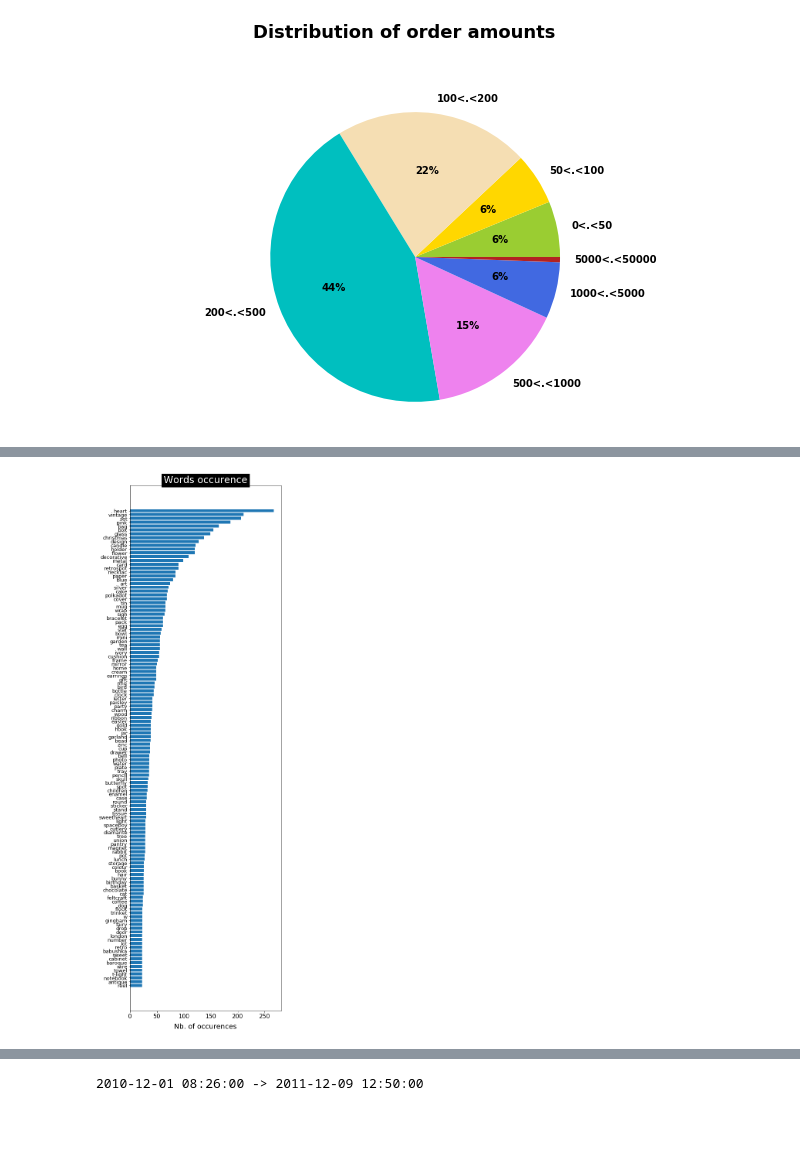
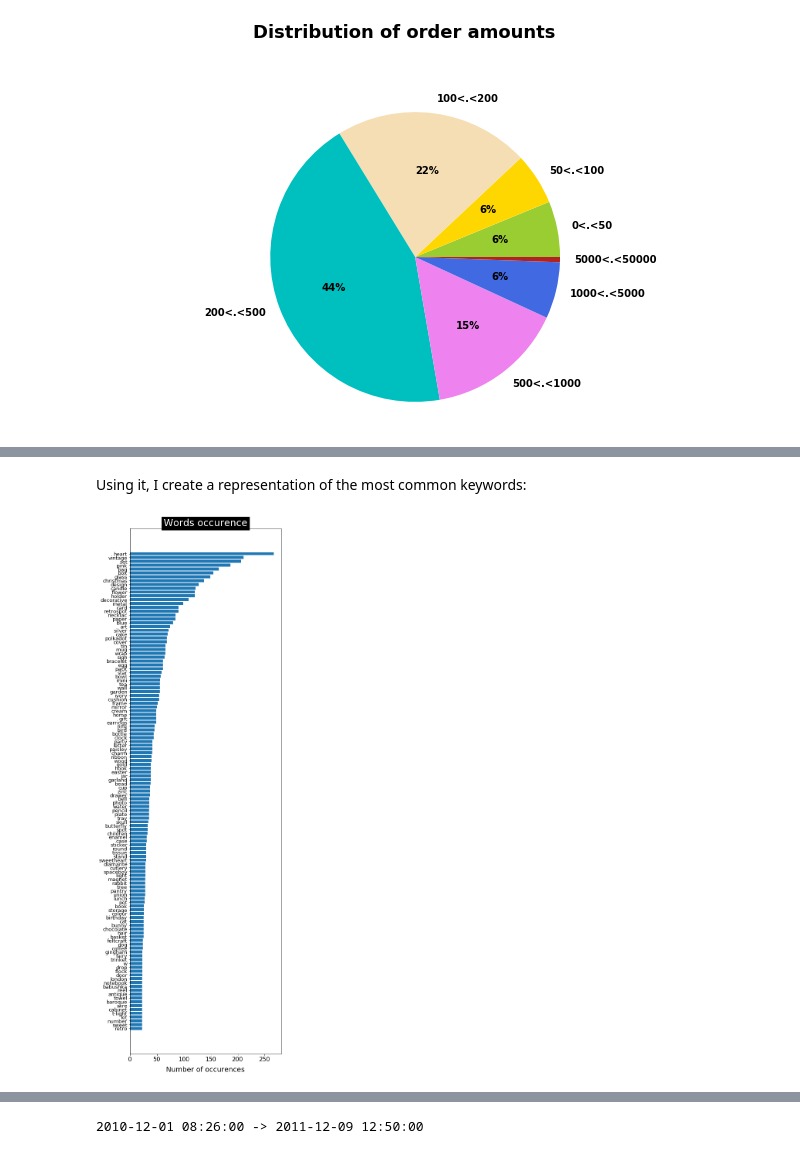
Before and after one commit to jalajthanaki/Customer_segmentation, a Jupyter notebook: Cust_segmentation_online_retail.ipynb, the cells around one changed output, grey strips where cells are left out. Drawn from its saved outputs; the diff is of its cells as text; code cells hidden in the pictures; blank space fills up the shorter version.

```diff
--- a/Cust_segmentation_online_retail.ipynb
+++ b/Cust_segmentation_online_retail.ipynb
@@ -485,23 +515,25 @@ list_products = []
 for k,v in count_keywords.items():
     list_products.append([keywords_select[k],v])
 list_products.sort(key = lambda x:x[1], reverse = True)
+# %% [markdown]
+Using it, I create a representation of the most common keywords:
 # %%
 liste = sorted(list_products, key = lambda x:x[1], reverse = True)
 
 plt.rc('font', weight='normal')
 fig, ax = plt.subplots(figsize=(7, 25))
 y_axis = [i[1] for i in liste[:125]]
 x_axis = [k for k,i in enumerate(liste[:125])]
 x_label = [i[0] for i in liste[:125]]
 plt.xticks(fontsize = 15)
 plt.yticks(fontsize = 13)
 plt.yticks(x_axis, x_label)
-plt.xlabel("Nb. of occurences", fontsize = 18, labelpad = 10)
+plt.xlabel("Number of occurences", fontsize = 18, labelpad = 10)
 ax.barh(x_axis, y_axis, align = 'center')
 ax = plt.gca()
 ax.invert_yaxis()
 
 plt.title("Words occurence",bbox={'facecolor':'k', 'pad':5}, color='w',fontsize = 25)
 plt.show()
 # %% [output]
-[figure, old version]
+[figure, new version]
```
Also changed, not shown: parts of 128 cells of this notebook, 1 other file.
